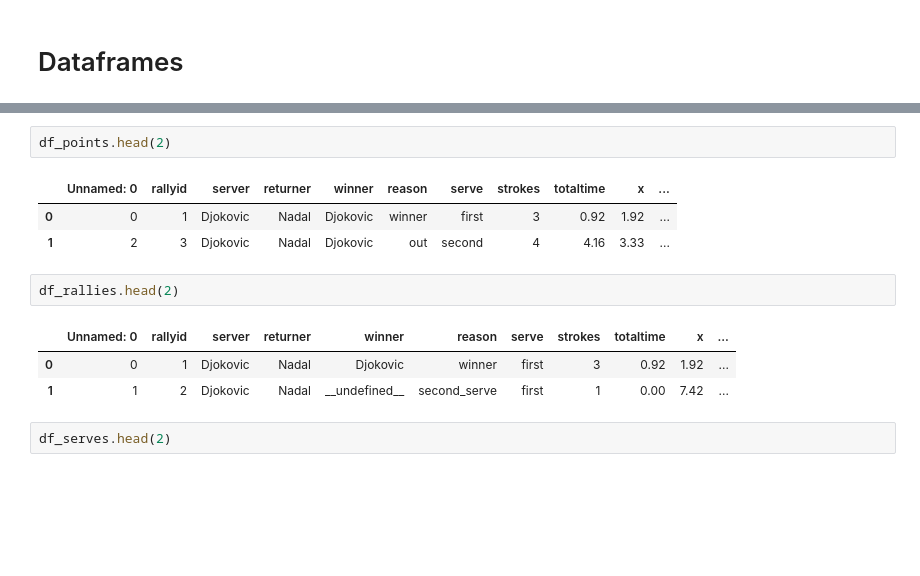
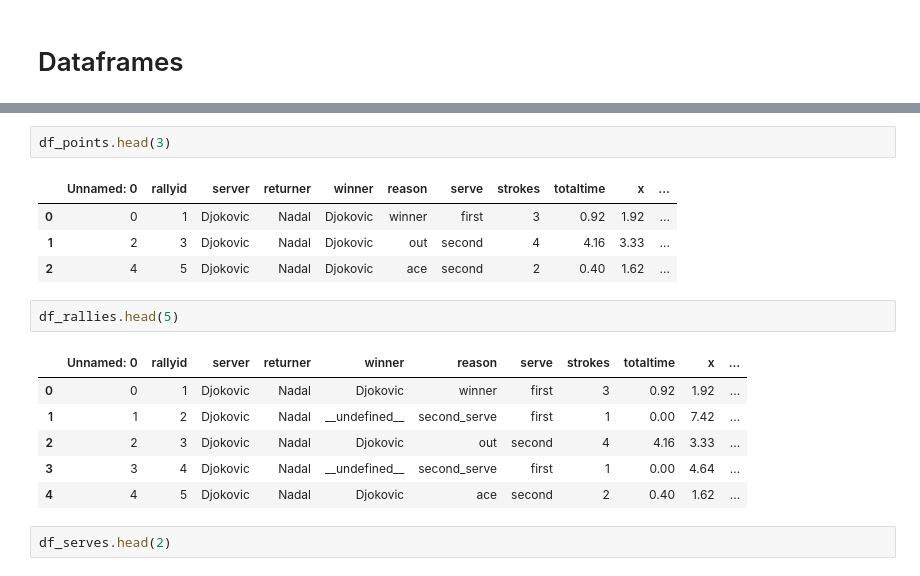
Before and after one commit to ThomasLee94/AUS-open-final-2019-analysis, a Jupyter notebook: analysis.ipynb, the cells around one changed output, grey strips where cells are left out. Cells and saved outputs as stored; diff of their text form; blank space fills up the shorter version.

```diff
--- a/analysis.ipynb
+++ b/analysis.ipynb
@@ -26,15 +59,19 @@ df_events.head(2)
 # %%
-df_points.head(2)
+df_points.head(3)
 # %% [output]
 |  | Unnamed: 0 | rallyid | server | returner | winner | reason | serve | strokes | totaltime | x | ... |
 | 0 | 0 | 1 | Djokovic | Nadal | Djokovic | winner | first | 3 | 0.92 | 1.92 | ... |
 | 1 | 2 | 3 | Djokovic | Nadal | Djokovic | out | second | 4 | 4.16 | 3.33 | ... |
+| 2 | 4 | 5 | Djokovic | Nadal | Djokovic | ace | second | 2 | 0.40 | 1.62 | ... |
 # %%
-df_rallies.head(2)
+df_rallies.head(5)
 # %% [output]
 |  | Unnamed: 0 | rallyid | server | returner | winner | reason | serve | strokes | totaltime | x | ... |
 | 0 | 0 | 1 | Djokovic | Nadal | Djokovic | winner | first | 3 | 0.92 | 1.92 | ... |
 | 1 | 1 | 2 | Djokovic | Nadal | __undefined__ | second_serve | first | 1 | 0.00 | 7.42 | ... |
+| 2 | 2 | 3 | Djokovic | Nadal | Djokovic | out | second | 4 | 4.16 | 3.33 | ... |
+| 3 | 3 | 4 | Djokovic | Nadal | __undefined__ | second_serve | first | 1 | 0.00 | 4.64 | ... |
+| 4 | 4 | 5 | Djokovic | Nadal | Djokovic | ace | second | 2 | 0.40 | 1.62 | ... |
 # %%
 df_serves.head(2)
 # %% [output]
```
Also changed, not shown: parts of 23 cells of this notebook.
